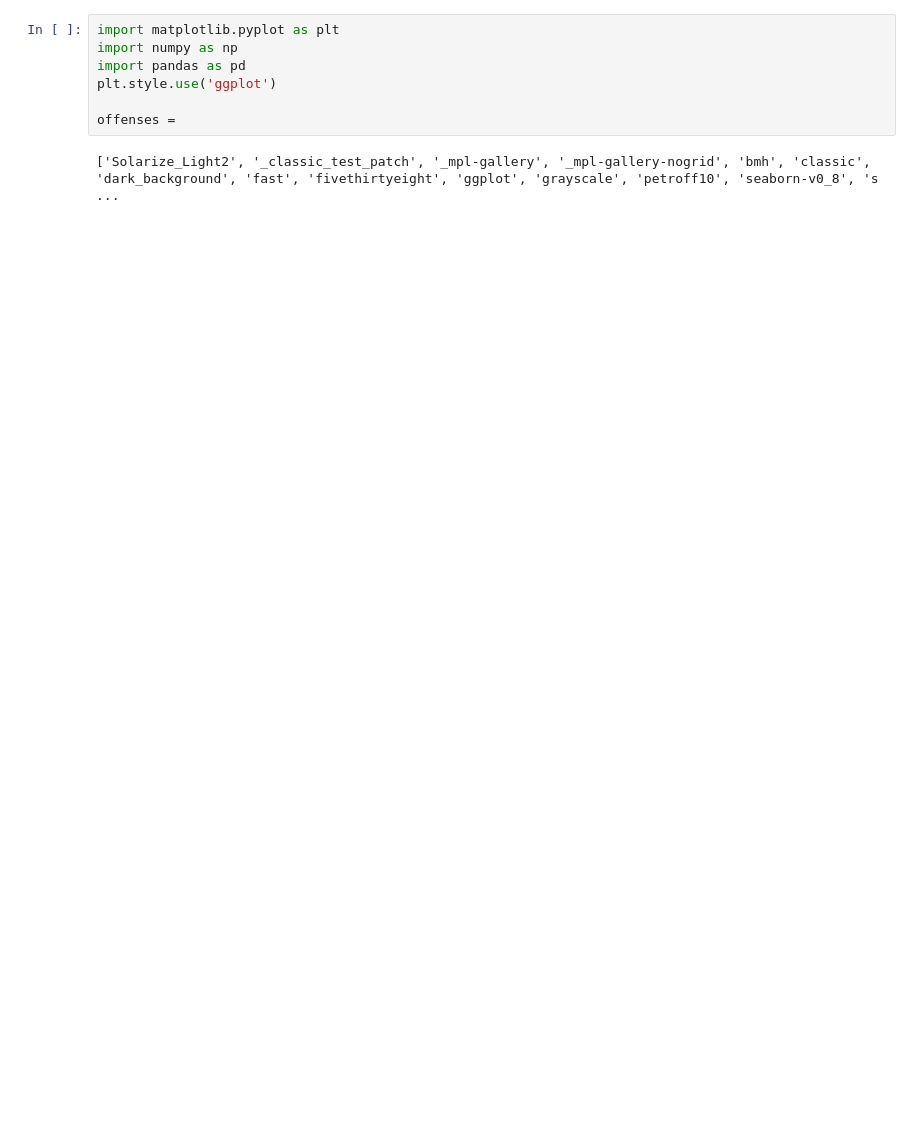
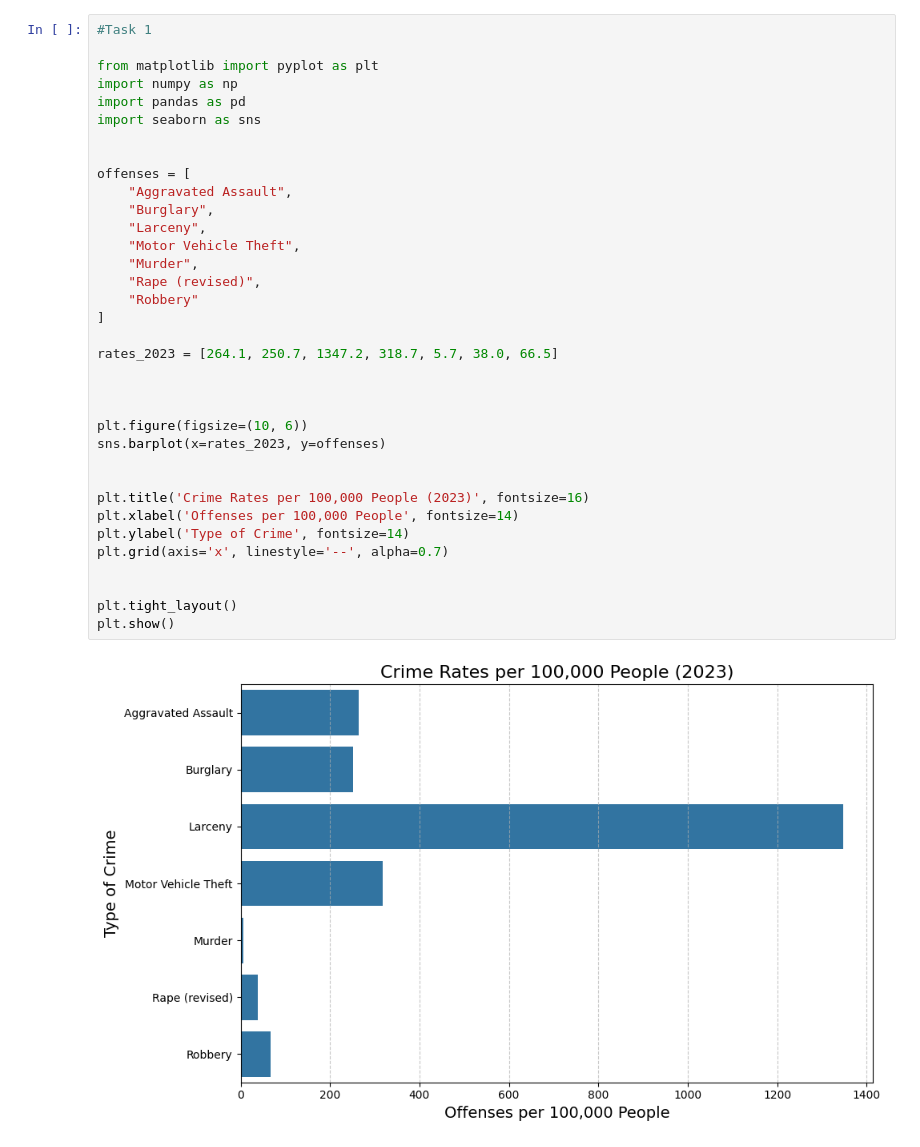
Before and after one commit to Roxaxx/Data110, a Jupyter notebook: Roxaxx_week4.ipynb, the cells around one changed output. Drawn from its saved outputs; the diff is of its cells as text; blank space fills up the shorter version.

```diff
--- a/Roxaxx_week4.ipynb
+++ b/Roxaxx_week4.ipynb
@@ -1,11 +1,39 @@
 # %% [markdown]
 <a href="https://colab.research.google.com/github/Roxaxx/Data110/blob/main/Roxaxx_week4.ipynb" target="_parent"><img src="https://colab.research.google.com/assets/colab-badge.svg" alt="Open In Colab"/></a>
-# %%
-import matplotlib.pyplot as plt
-import numpy as np
-import pandas as pd
-plt.style.use('ggplot')
-
-offenses =
-# %% [output]
-['Solarize_Light2', '_classic_test_patch', '_mpl-gallery', '_mpl-gallery-nogrid', 'bmh', 'classic', 'dark_background', 'fast', 'fivethirtyeight', 'ggplot', 'grayscale', 'petroff10', 'seaborn-v0_8', 's ...
+# %%
+#Task 1
+
+from matplotlib import pyplot as plt
+import numpy as np
+import pandas as pd
+import seaborn as sns
+
+
+offenses = [
+    "Aggravated Assault",
+    "Burglary",
+    "Larceny",
+    "Motor Vehicle Theft",
+    "Murder",
+    "Rape (revised)",
+    "Robbery"
+]
+
+rates_2023 = [264.1, 250.7, 1347.2, 318.7, 5.7, 38.0, 66.5]
+
+
+
+plt.figure(figsize=(10, 6))
+sns.barplot(x=rates_2023, y=offenses)
+
+
+plt.title('Crime Rates per 100,000 People (2023)', fontsize=16)
+plt.xlabel('Offenses per 100,000 People', fontsize=14)
+plt.ylabel('Type of Crime', fontsize=14)
+plt.grid(axis='x', linestyle='--', alpha=0.7)
+
+
+plt.tight_layout()
+plt.show()
+# %% [output]
+[figure, added]
```
Also changed, not shown: parts of 5 cells of this notebook.
